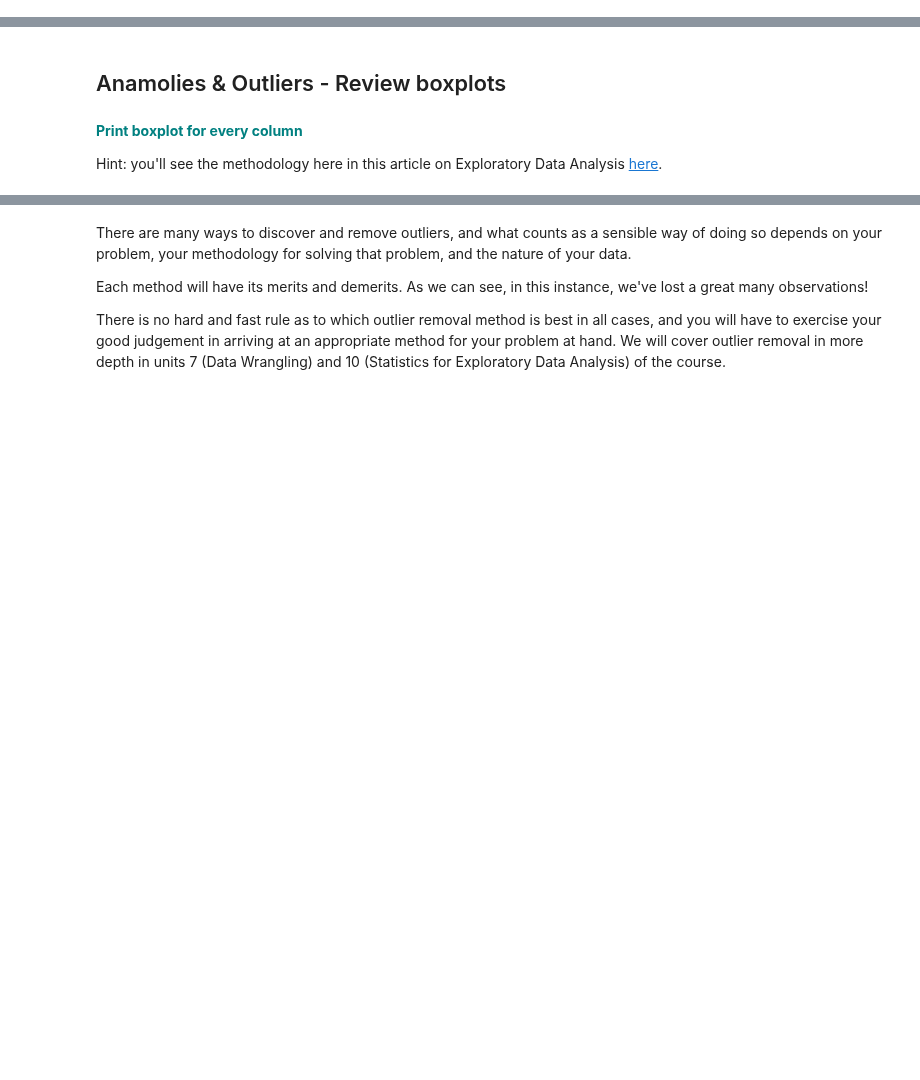
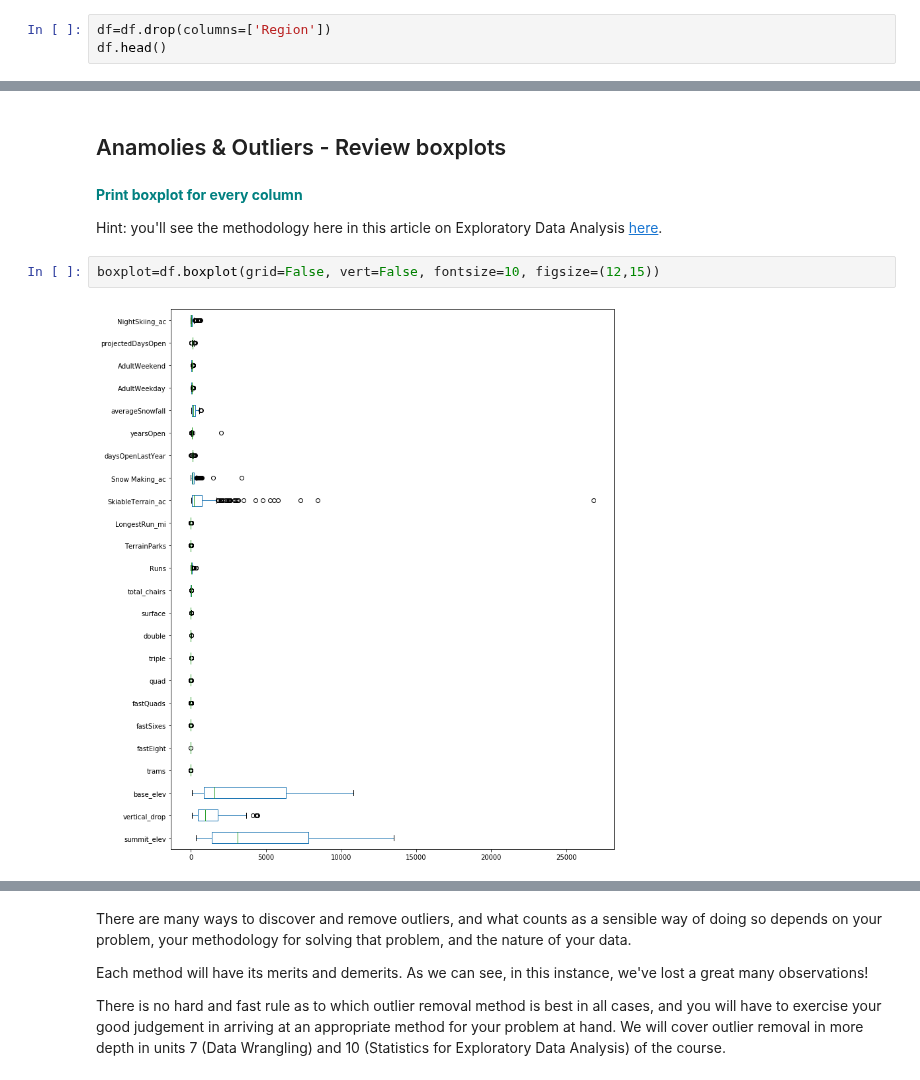
Before and after one commit to KingdomDataScience/Springboard, a Jupyter notebook: CAPSTONE PROJECT 1/STEP 3/GuidedCapstoneStep3HL.ipynb, the cells around one changed output, grey strips where cells are left out. Saved outputs shown, nothing was run; the diff lists cells and outputs as text; blank space fills up the shorter version.

```diff
--- a/CAPSTONE PROJECT 1/STEP 3/GuidedCapstoneStep3HL.ipynb
+++ b/CAPSTONE PROJECT 1/STEP 3/GuidedCapstoneStep3HL.ipynb
@@ -76,2 +161,5 @@ sns._ _ _(x=values, y=names, palette="RdBu_r")
 # %% [markdown]
 By reviewing the State and Regions counts plots you should notice that the Region feature is nearly identical to the state and therfore we can remove from the dataframe.**<font color='teal'> Remove the `Region` column using the drop function.</font>**
+# %%
+df=df.drop(columns=['Region'])
+df.head()
@@ -81,6 +177,10 @@ By reviewing the State and Regions counts plots you should notice that the Regio
 **<font color='teal'> Print boxplot for every column</font>**
 
 Hint: you'll see the methodology here in this article on Exploratory Data Analysis [here](nce-method-dsm-exploratory-data-analysis-bc84d4d8d3f9).
+# %%
+boxplot=df.boxplot(grid=False, vert=False, fontsize=10, figsize=(12,15))
+# %% [output]
+[figure, added]
 # %% [markdown]
 You need to create boxplots and  histograms to evaluate the data for potential outliers or data anomalies. Generally, outliers are defined as observations that differ significantly from the other values in the dataset or feature.
 
```
Also changed, not shown: parts of 23 cells of this notebook.
